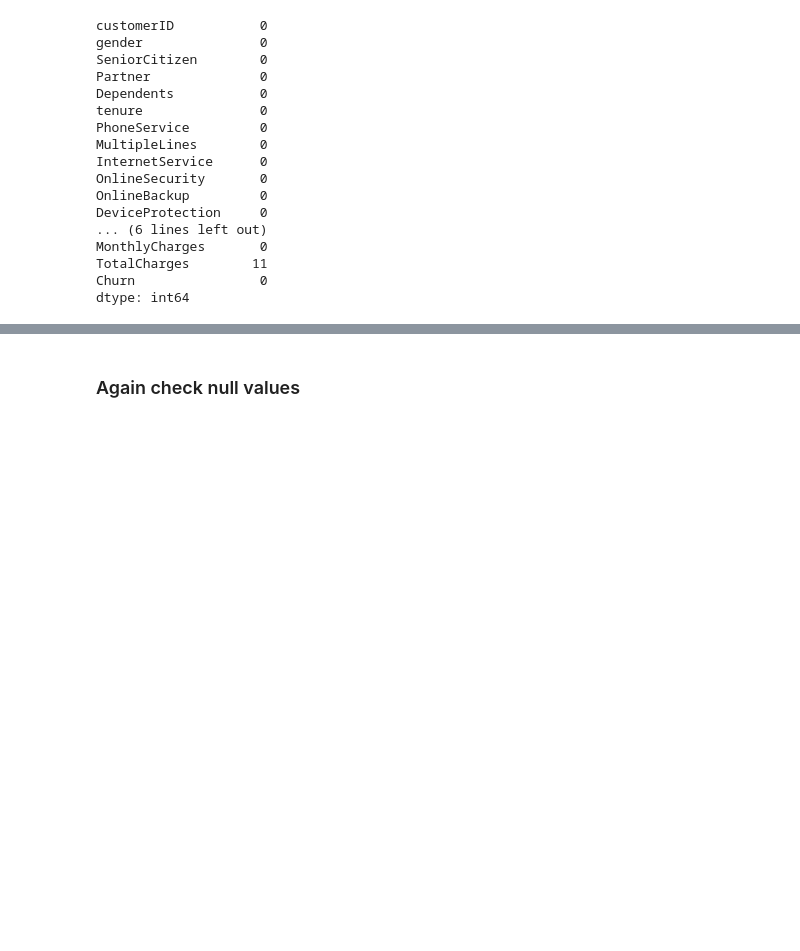
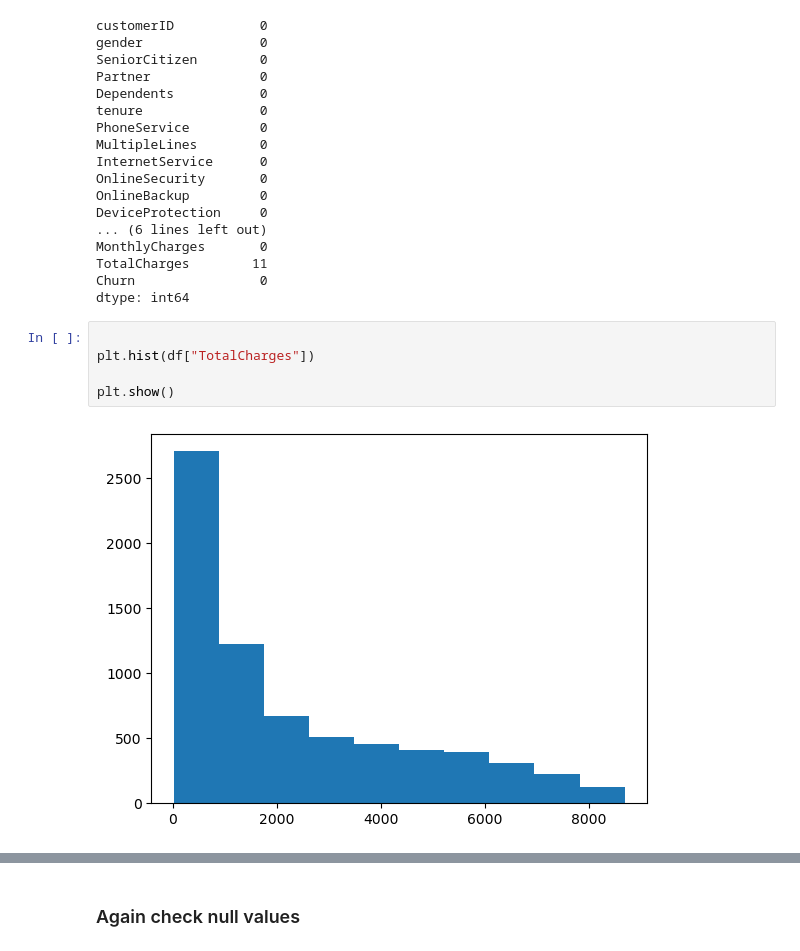
Before and after one commit to meenakshyyy/Customer-Churn-Telecom, a Jupyter notebook: Customer churn.ipynb, the cells around one changed output, grey strips where cells are left out. Drawn from its saved outputs; the diff is of its cells as text; blank space fills up the shorter version.

```diff
--- a/Customer churn.ipynb
+++ b/Customer churn.ipynb
@@ -118,5 +116,12 @@ MonthlyCharges       0
 TotalCharges        11
 Churn                0
 dtype: int64
+# %%
+
+plt.hist(df["TotalCharges"])
+
+plt.show()
+# %% [output]
+[figure, added]
 # %%
 df["TotalCharges"]=df["TotalCharges"].fillna(df["tenure"]*df["MonthlyCharges"])
```
Also changed, not shown: parts of 31 cells of this notebook.
